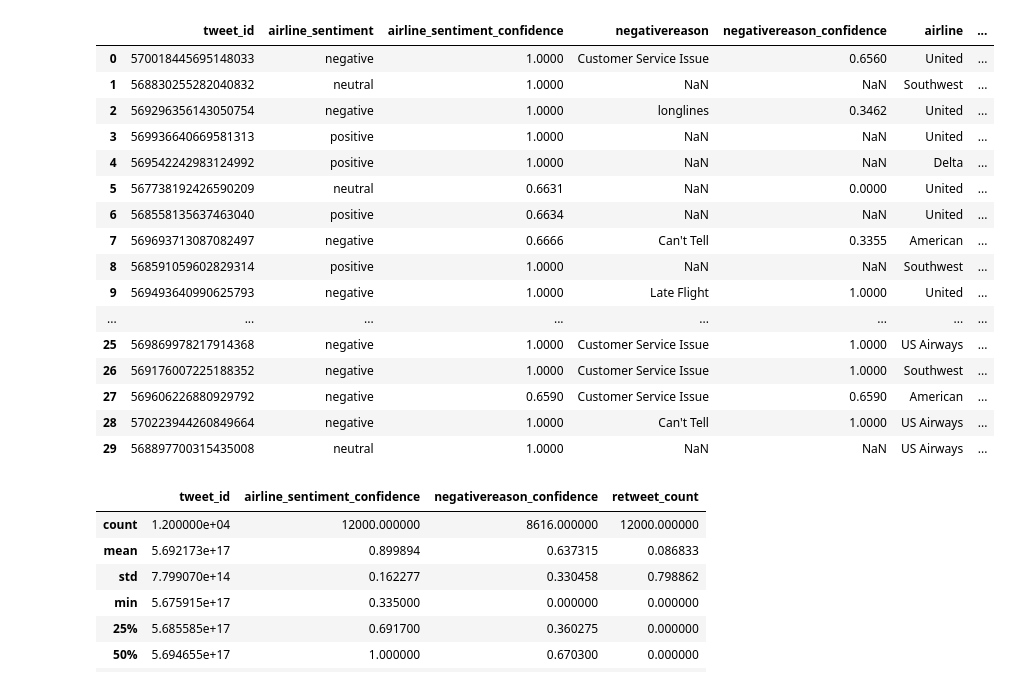
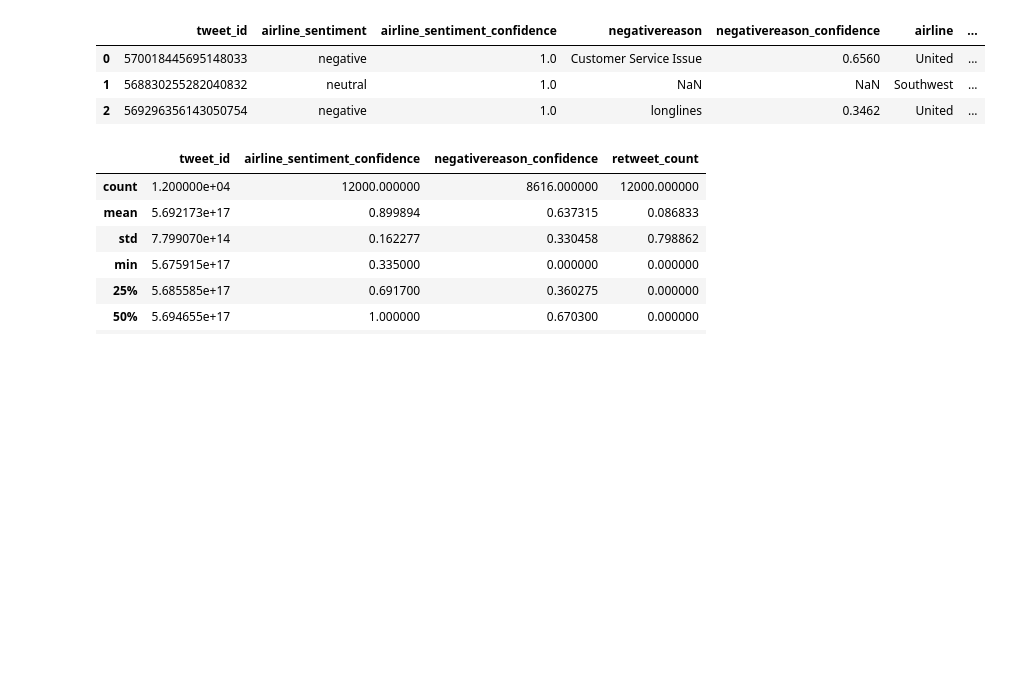
Before and after one commit to sipocz/Twitter-Sentiment-Analysis-AI-Challenge, a Jupyter notebook: Twitter_Sentiment_Analysis_AI_Challenge.ipynb, the cells around one changed output. Drawn from its saved outputs; the diff is of its cells as text; code cells hidden in the pictures; blank space fills up the shorter version.

```diff
--- a/Twitter_Sentiment_Analysis_AI_Challenge.ipynb
+++ b/Twitter_Sentiment_Analysis_AI_Challenge.ipynb
@@ -36,23 +61,10 @@ df=pd.read_csv("TRAIN.csv")
 # %%
-df.head(30)
+df.head(3)
 # %% [output]
 |  | tweet_id | airline_sentiment | airline_sentiment_confidence | negativereason | negativereason_confidence | airline | ... |
-| 0 | 570018445695148033 | negative | 1.0000 | Customer Service Issue | 0.6560 | United | ... |
-| 1 | 568830255282040832 | neutral | 1.0000 | NaN | NaN | Southwest | ... |
-| 2 | 569296356143050754 | negative | 1.0000 | longlines | 0.3462 | United | ... |
-| 3 | 569936640669581313 | positive | 1.0000 | NaN | NaN | United | ... |
-| 4 | 569542242983124992 | positive | 1.0000 | NaN | NaN | Delta | ... |
-| 5 | 567738192426590209 | neutral | 0.6631 | NaN | 0.0000 | United | ... |
-| 6 | 568558135637463040 | positive | 0.6634 | NaN | NaN | United | ... |
-| 7 | 569693713087082497 | negative | 0.6666 | Can't Tell | 0.3355 | American | ... |
-| 8 | 568591059602829314 | positive | 1.0000 | NaN | NaN | Southwest | ... |
-| 9 | 569493640990625793 | negative | 1.0000 | Late Flight | 1.0000 | United | ... |
-| ... | ... | ... | ... | ... | ... | ... | ... |
-| 25 | 569869978217914368 | negative | 1.0000 | Customer Service Issue | 1.0000 | US Airways | ... |
-| 26 | 569176007225188352 | negative | 1.0000 | Customer Service Issue | 1.0000 | Southwest | ... |
-| 27 | 569606226880929792 | negative | 0.6590 | Customer Service Issue | 0.6590 | American | ... |
-| 28 | 570223944260849664 | negative | 1.0000 | Can't Tell | 1.0000 | US Airways | ... |
-| 29 | 568897700315435008 | neutral | 1.0000 | NaN | NaN | US Airways | ... |
+| 0 | 570018445695148033 | negative | 1.0 | Customer Service Issue | 0.6560 | United | ... |
+| 1 | 568830255282040832 | neutral | 1.0 | NaN | NaN | Southwest | ... |
+| 2 | 569296356143050754 | negative | 1.0 | longlines | 0.3462 | United | ... |
 # %%
 df.describe()
 # %% [output]
```
Also changed, not shown: parts of 24 cells of this notebook.
